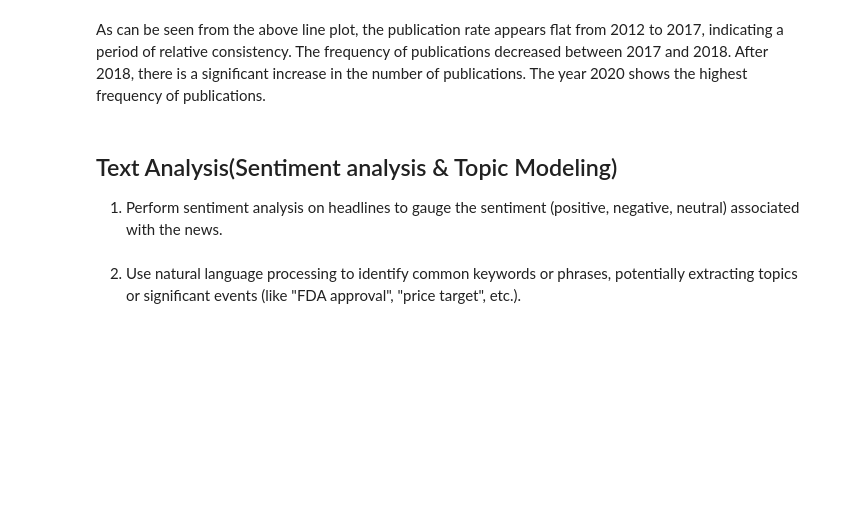
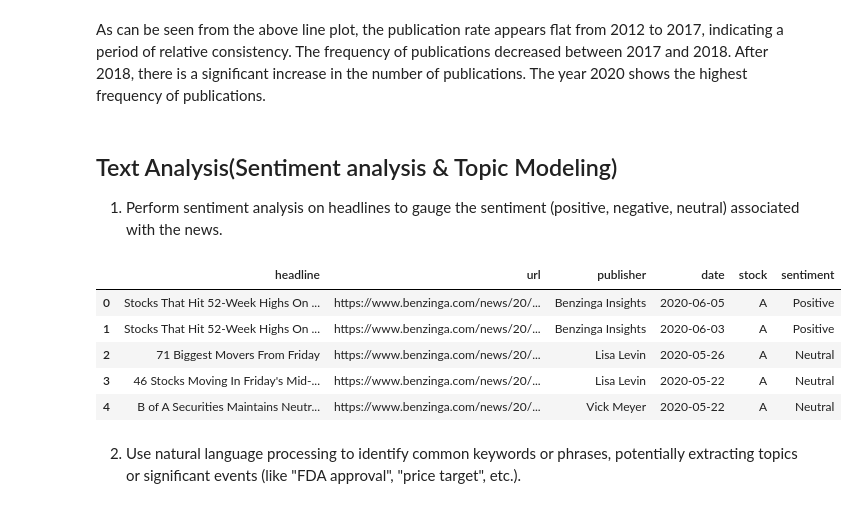
Before and after one commit to der-bew/10ac_week1, a Jupyter notebook: notebooks/Stock_EDA.ipynb, the cells around one changed output. Cells and saved outputs as stored; diff of their text form; code cells hidden in the pictures; blank space fills up the shorter version.

Commit message:
Update stock eda file: added sentiment analysis

```diff
--- a/notebooks/Stock_EDA.ipynb
+++ b/notebooks/Stock_EDA.ipynb
@@ -197,6 +201,46 @@ As can be seen from the above line plot, the publication rate appears flat from
 # %% [markdown]
 ## Text Analysis(Sentiment analysis & Topic Modeling)
 1. Perform sentiment analysis on headlines to gauge the sentiment (positive, negative, neutral) associated with the news.
+# %%
+corpus = []
+
+for headline in stock_df_copy['headline']:
+    # Remove punctuation and convert to lowercase
+    headline = re.sub('[^a-zA-Z]', ' ', headline).lower()
+    # Tokenize the headline
+    headline = headline.split()
+    # Apply stemming
+    ps = PorterStemmer()
+    #all_stopwords = stopwords.words('english')
+    #no_stopwords = ["not", "don't", "aren", "don", "ain", "aren't", "couldn", "couldn't", "wasn't"]
+    #for Nostopword in no_stopwords:
+    #   all_stopwords.remove(Nostopword)
+    headline = [ps.stem(word) for word in headline]
+    corpus.append(headline)
+# %%
+# Function to analyze sentiment
+def analyze_sentiment(text):
+    blob = TextBlob(text)
+    if blob.sentiment.polarity > 0:
+        return 'Positive'
+    elif blob.sentiment.polarity < 0:
+        return 'Negative'
+    else:
+        return 'Neutral'
+
+# Apply sentiment analysis to the corpus
+sentiments = [analyze_sentiment(' '.join(headline)) for headline in corpus]
+
+# Update stock_df with sentiment scores
+stock_df_copy['sentiment'] = sentiments
+stock_df_copy.head(5)
+# %% [output]
+|  | headline | url | publisher | date | stock | sentiment |
+| 0 | Stocks That Hit 52-Week Highs On ... | https://www.benzinga.com/news/20/... | Benzinga Insights | 2020-06-05 | A | Positive |
+| 1 | Stocks That Hit 52-Week Highs On ... | https://www.benzinga.com/news/20/... | Benzinga Insights | 2020-06-03 | A | Positive |
+| 2 | 71 Biggest Movers From Friday | https://www.benzinga.com/news/20/... | Lisa Levin | 2020-05-26 | A | Neutral |
+| 3 | 46 Stocks Moving In Friday's Mid-... | https://www.benzinga.com/news/20/... | Lisa Levin | 2020-05-22 | A | Neutral |
+| 4 | B of A Securities Maintains Neutr... | https://www.benzinga.com/news/20/... | Vick Meyer | 2020-05-22 | A | Neutral |
 # %% [markdown]
 2. Use natural language processing to identify common keywords or phrases, potentially extracting topics or significant events (like "FDA approval", "price target", etc.).
 # %% [markdown]
```
Also changed, not shown: parts of 3 cells of this notebook.
